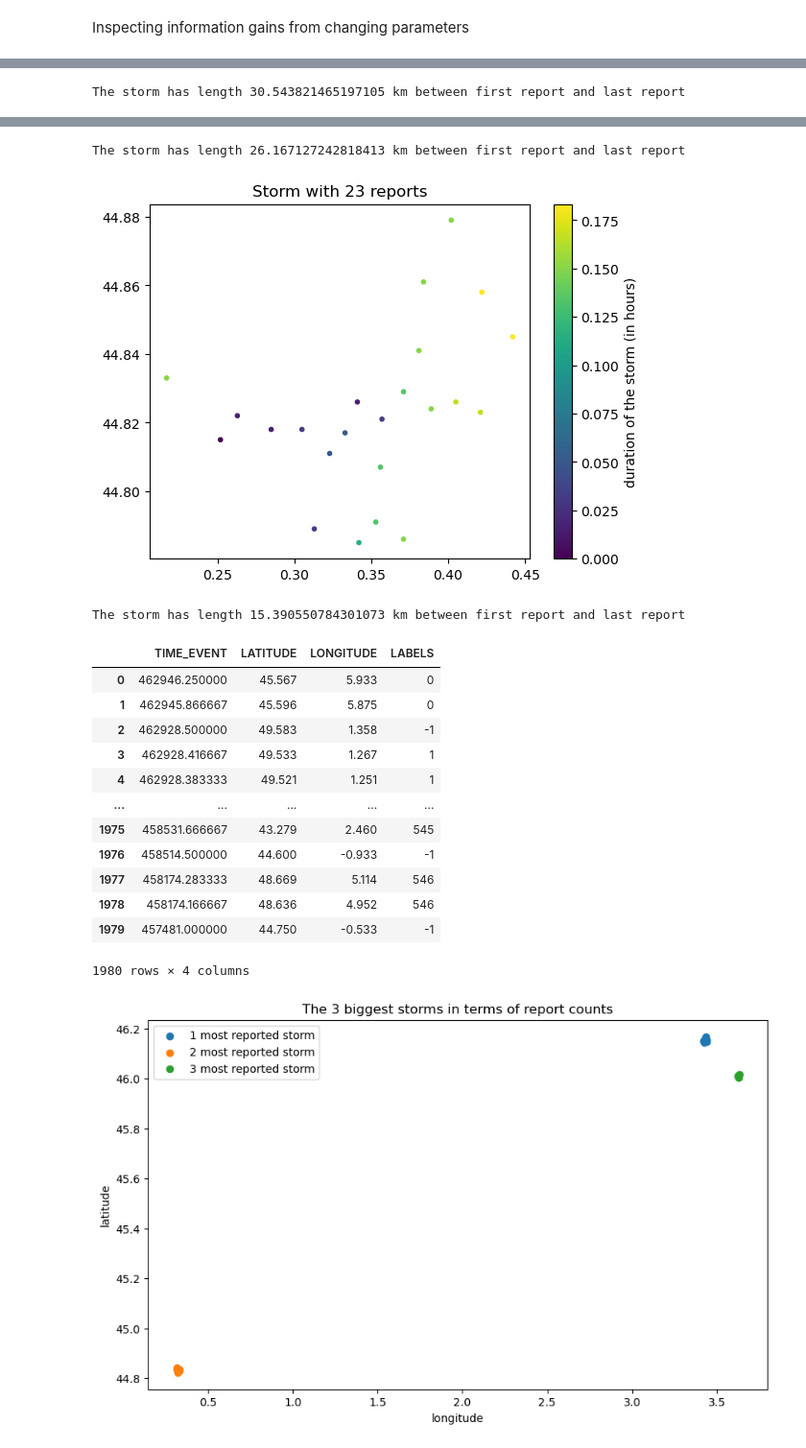
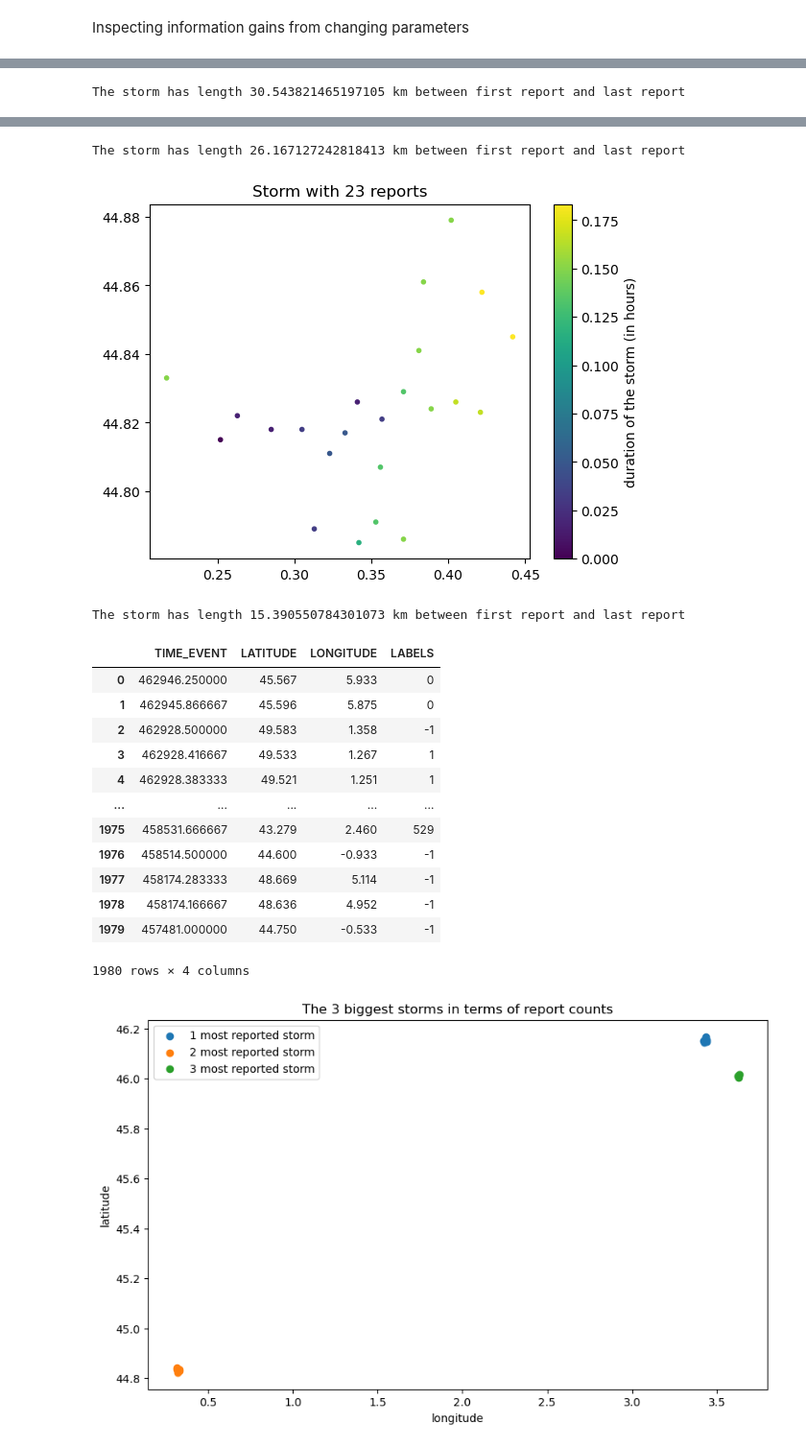
Before and after one commit to eliottmlg/Statapp-Hail-storm, a Jupyter notebook: parameters.ipynb, the cells around one changed output, grey strips where cells are left out. Shown at 96% size. Drawn from its saved outputs; the diff is of its cells as text; code cells hidden in the pictures.

```diff
--- a/parameters.ipynb
+++ b/parameters.ipynb
@@ -142,26 +142,26 @@ The storm has length 189.76721988809064 km between first report and last report
 Inspecting information gains from changing parameters
 # %%
 #best guess
-visualise_biggest(run_dbscan_retrieve_classes(df, 0.2, 1, 2),3)
+visualise_biggest(run_dbscan_retrieve_classes(df, 0.15, 1, 2),3)
 # %% [output]
 [figure]
 [figure]
 The storm has length 30.543821465197105 km between first report and last report
 [figure]
 The storm has length 26.167127242818413 km between first report and last report
 [figure]
 The storm has length 15.390550784301073 km between first report and last report
 |  | TIME_EVENT | LATITUDE | LONGITUDE | LABELS |
 | 0 | 462946.250000 | 45.567 | 5.933 | 0 |
 | 1 | 462945.866667 | 45.596 | 5.875 | 0 |
 | 2 | 462928.500000 | 49.583 | 1.358 | -1 |
 | 3 | 462928.416667 | 49.533 | 1.267 | 1 |
 | 4 | 462928.383333 | 49.521 | 1.251 | 1 |
 | ... | ... | ... | ... | ... |
-| 1975 | 458531.666667 | 43.279 | 2.460 | 545 |
+| 1975 | 458531.666667 | 43.279 | 2.460 | 529 |
 | 1976 | 458514.500000 | 44.600 | -0.933 | -1 |
-| 1977 | 458174.283333 | 48.669 | 5.114 | 546 |
-| 1978 | 458174.166667 | 48.636 | 4.952 | 546 |
+| 1977 | 458174.283333 | 48.669 | 5.114 | -1 |
+| 1978 | 458174.166667 | 48.636 | 4.952 | -1 |
 | 1979 | 457481.000000 | 44.750 | -0.533 | -1 |
 1980 rows × 4 columns
 # %%
```
Also changed, not shown: 1 other file.
